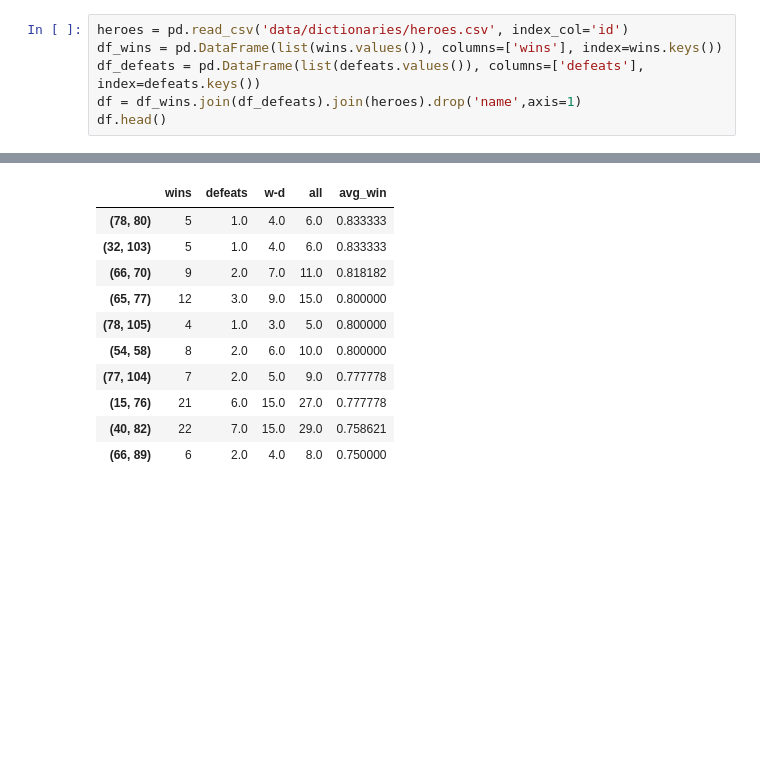
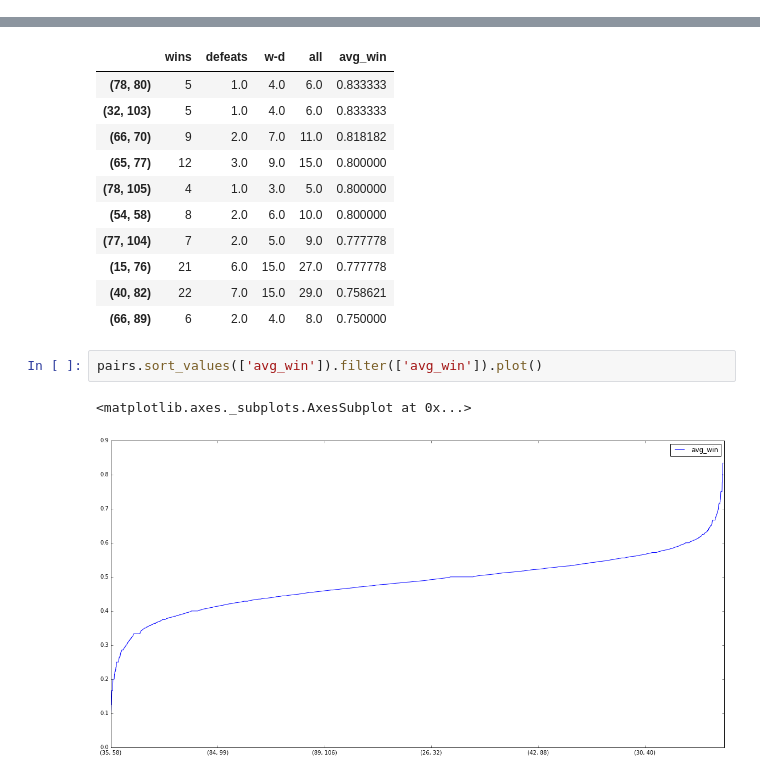
Before and after one commit to senior-sigan/coursera-vvedenie-mashinnoe-obuchenie, a Jupyter notebook: week7/heroes.ipynb, the cells around one changed output, grey strips where cells are left out. Cells and saved outputs as stored; diff of their text form; blank space fills up the shorter version.

```diff
--- a/week7/heroes.ipynb
+++ b/week7/heroes.ipynb
@@ -40,6 +48,0 @@ for i, match_id in enumerate(train.index):
-# %%
-heroes = pd.read_csv('data/dictionaries/heroes.csv', index_col='id')
-df_wins = pd.DataFrame(list(wins.values()), columns=['wins'], index=wins.keys())
-df_defeats = pd.DataFrame(list(defeats.values()), columns=['defeats'], index=defeats.keys())
-df = df_wins.join(df_defeats).join(heroes).drop('name',axis=1)
-df.head()
@@ -149,3 +146,8 @@ pairs.sort_values(['avg_win'], ascending=False).head(10)
 | (15, 76) | 21 | 6.0 | 15.0 | 27.0 | 0.777778 |
 | (40, 82) | 22 | 7.0 | 15.0 | 29.0 | 0.758621 |
 | (66, 89) | 6 | 2.0 | 4.0 | 8.0 | 0.750000 |
+# %%
+pairs.sort_values(['avg_win']).filter(['avg_win']).plot()
+# %% [output]
+<matplotlib.axes._subplots.AxesSubplot at 0x...>
+[figure, added]
```
Also changed, not shown: parts of 9 cells of this notebook, 7 other files.
